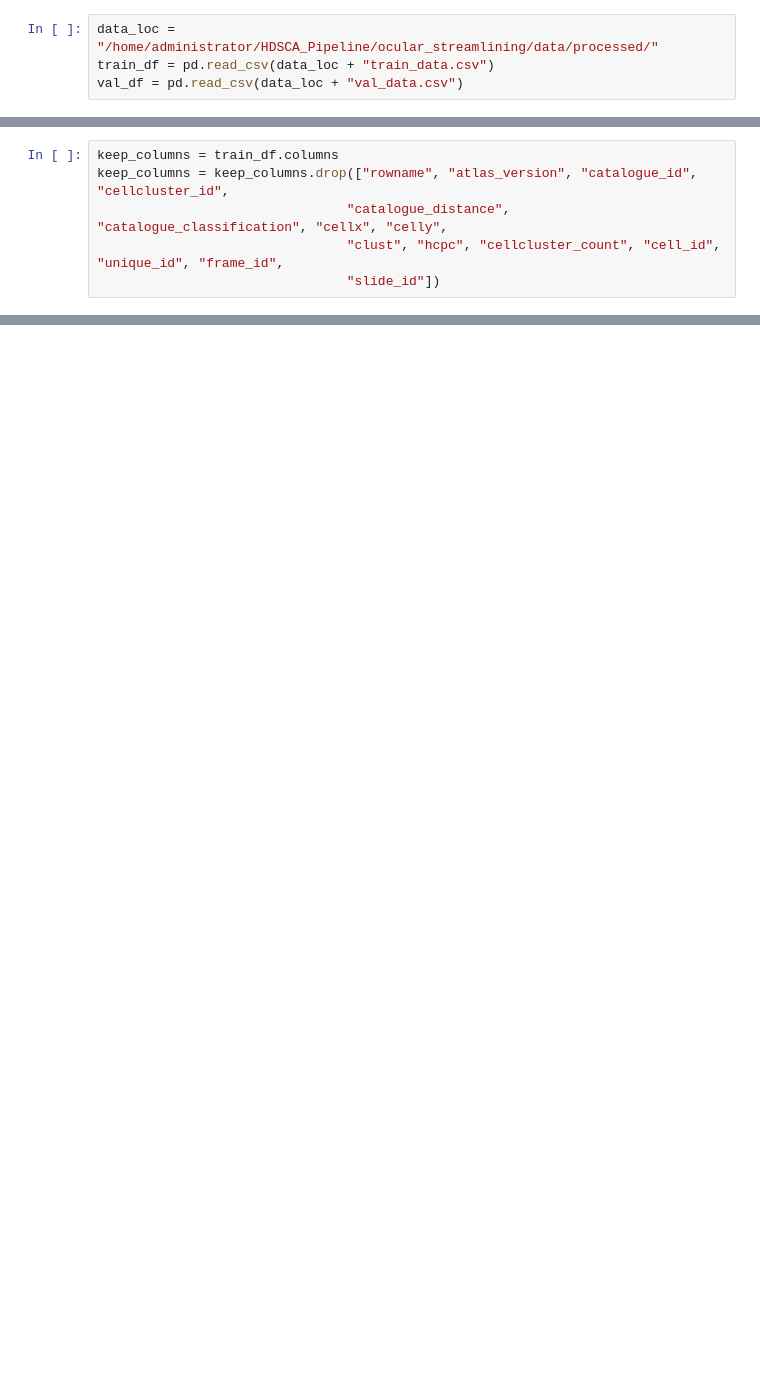
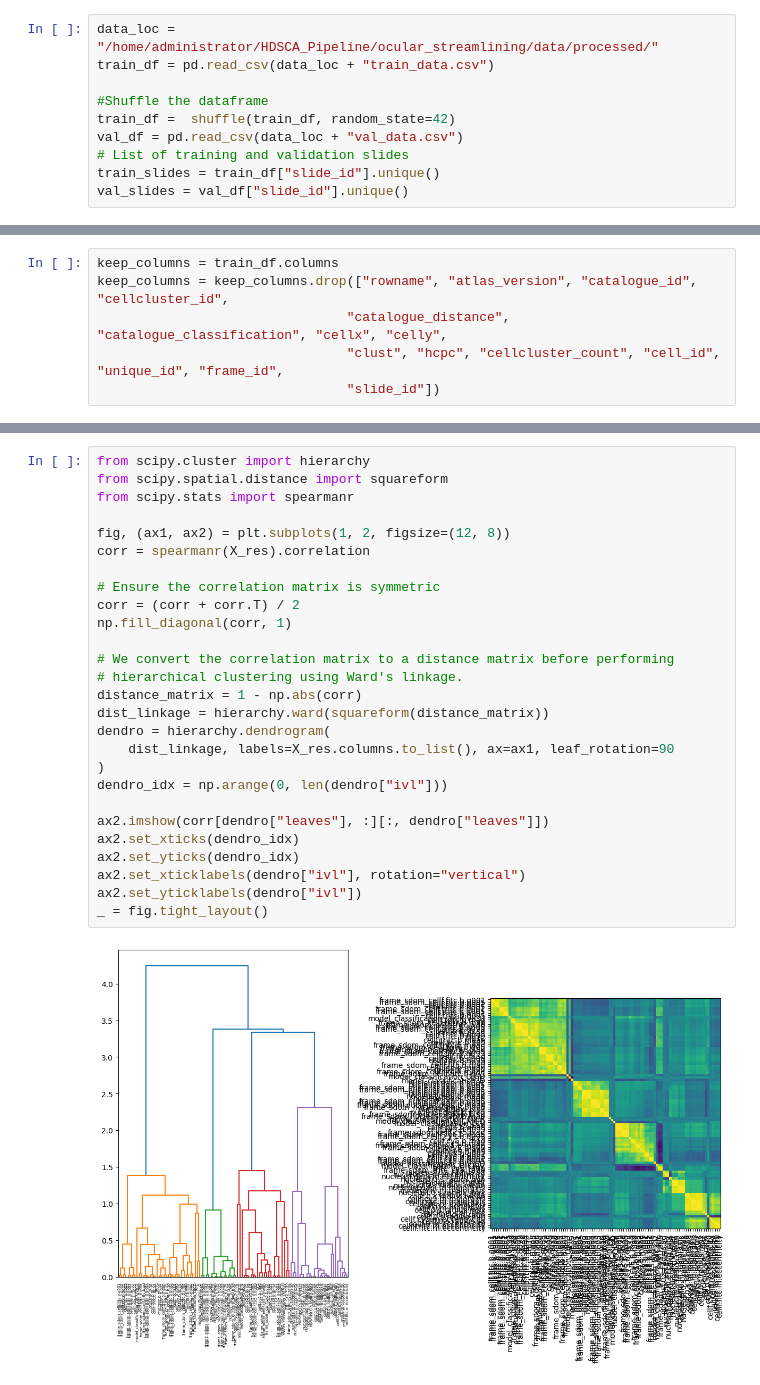
Before and after one commit to CSI-Cancer/ocular_streamlining, a Jupyter notebook: notebooks/EDA.ipynb, the cells around one changed output, grey strips where cells are left out. Drawn from its saved outputs; the diff is of its cells as text; blank space fills up the shorter version.

```diff
--- a/notebooks/EDA.ipynb
+++ b/notebooks/EDA.ipynb
@@ -21,4 +22,10 @@ from scipy.spatial.distance import squareform
 # %%
 data_loc = "/home/administrator/HDSCA_Pipeline/ocular_streamlining/data/processed/"
 train_df = pd.read_csv(data_loc + "train_data.csv")
+
+#Shuffle the dataframe
+train_df =  shuffle(train_df, random_state=42)
 val_df = pd.read_csv(data_loc + "val_data.csv")
+# List of training and validation slides
+train_slides = train_df["slide_id"].unique()
+val_slides = val_df["slide_id"].unique()
@@ -75,0 +223,29 @@ ros = RandomOverSampler(sampling_strategy = 'minority', random_state=42)
+# %%
+from scipy.cluster import hierarchy
+from scipy.spatial.distance import squareform
+from scipy.stats import spearmanr
+
+fig, (ax1, ax2) = plt.subplots(1, 2, figsize=(12, 8))
+corr = spearmanr(X_res).correlation
+
+# Ensure the correlation matrix is symmetric
+corr = (corr + corr.T) / 2
+np.fill_diagonal(corr, 1)
+
+# We convert the correlation matrix to a distance matrix before performing
+# hierarchical clustering using Ward's linkage.
+distance_matrix = 1 - np.abs(corr)
+dist_linkage = hierarchy.ward(squareform(distance_matrix))
+dendro = hierarchy.dendrogram(
+    dist_linkage, labels=X_res.columns.to_list(), ax=ax1, leaf_rotation=90
+)
+dendro_idx = np.arange(0, len(dendro["ivl"]))
+
+ax2.imshow(corr[dendro["leaves"], :][:, dendro["leaves"]])
+ax2.set_xticks(dendro_idx)
+ax2.set_yticks(dendro_idx)
+ax2.set_xticklabels(dendro["ivl"], rotation="vertical")
+ax2.set_yticklabels(dendro["ivl"])
+_ = fig.tight_layout()
+# %% [output]
+[figure, added]
```
Also changed, not shown: parts of 18 cells of this notebook, 12 other files.
